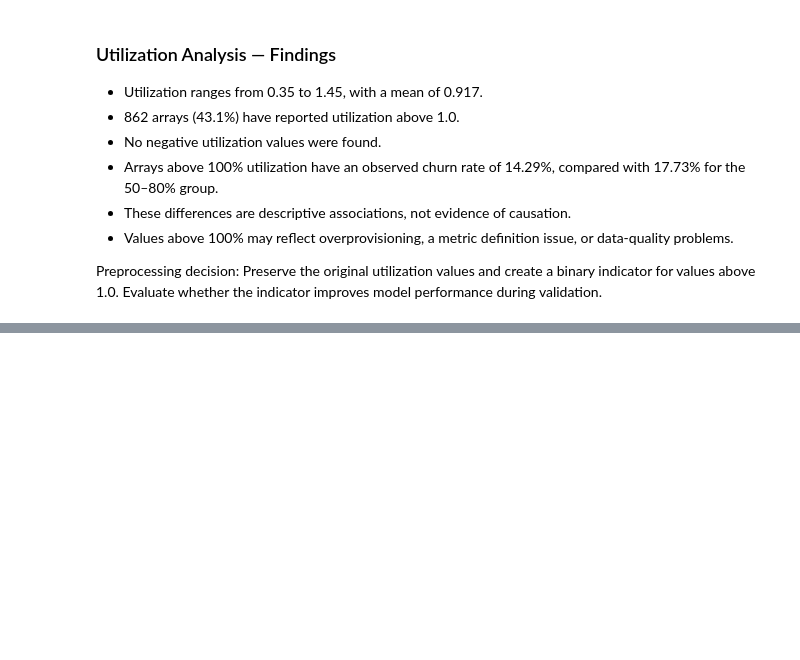
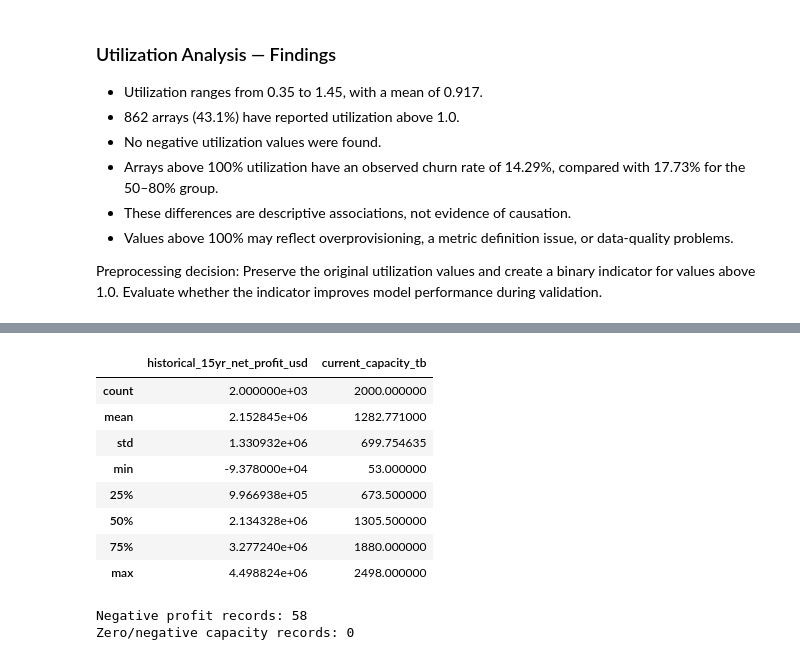
Before and after one commit to ronitrao222o/Everpure_CLV_analysis, a Jupyter notebook: notebooks/02_EDA_Preprocessing.ipynb, the cells around one changed output, grey strips where cells are left out. Saved outputs shown, nothing was run; the diff lists cells and outputs as text; code cells hidden in the pictures; blank space fills up the shorter version.

```diff
--- a/notebooks/02_EDA_Preprocessing.ipynb
+++ b/notebooks/02_EDA_Preprocessing.ipynb
@@ -233,0 +243,26 @@ the indicator improves model performance during validation.
+# %%
+# Profit and capacity summary
+cols = [
+    "historical_15yr_net_profit_usd",
+    "current_capacity_tb"
+]
+
+display(df[cols].describe())
+
+print("Negative profit records:",
+      (df["historical_15yr_net_profit_usd"] < 0).sum())
+
+print("Zero/negative capacity records:",
+      (df["current_capacity_tb"] <= 0).sum())
+# %% [output]
+|  | historical_15yr_net_profit_usd | current_capacity_tb |
+| count | 2.000000e+03 | 2000.000000 |
+| mean | 2.152845e+06 | 1282.771000 |
+| std | 1.330932e+06 | 699.754635 |
+| min | -9.378000e+04 | 53.000000 |
+| 25% | 9.966938e+05 | 673.500000 |
+| 50% | 2.134328e+06 | 1305.500000 |
+| 75% | 3.277240e+06 | 1880.000000 |
+| max | 4.498824e+06 | 2498.000000 |
+Negative profit records: 58
+Zero/negative capacity records: 0
```
Also changed, not shown: parts of 9 cells of this notebook.
